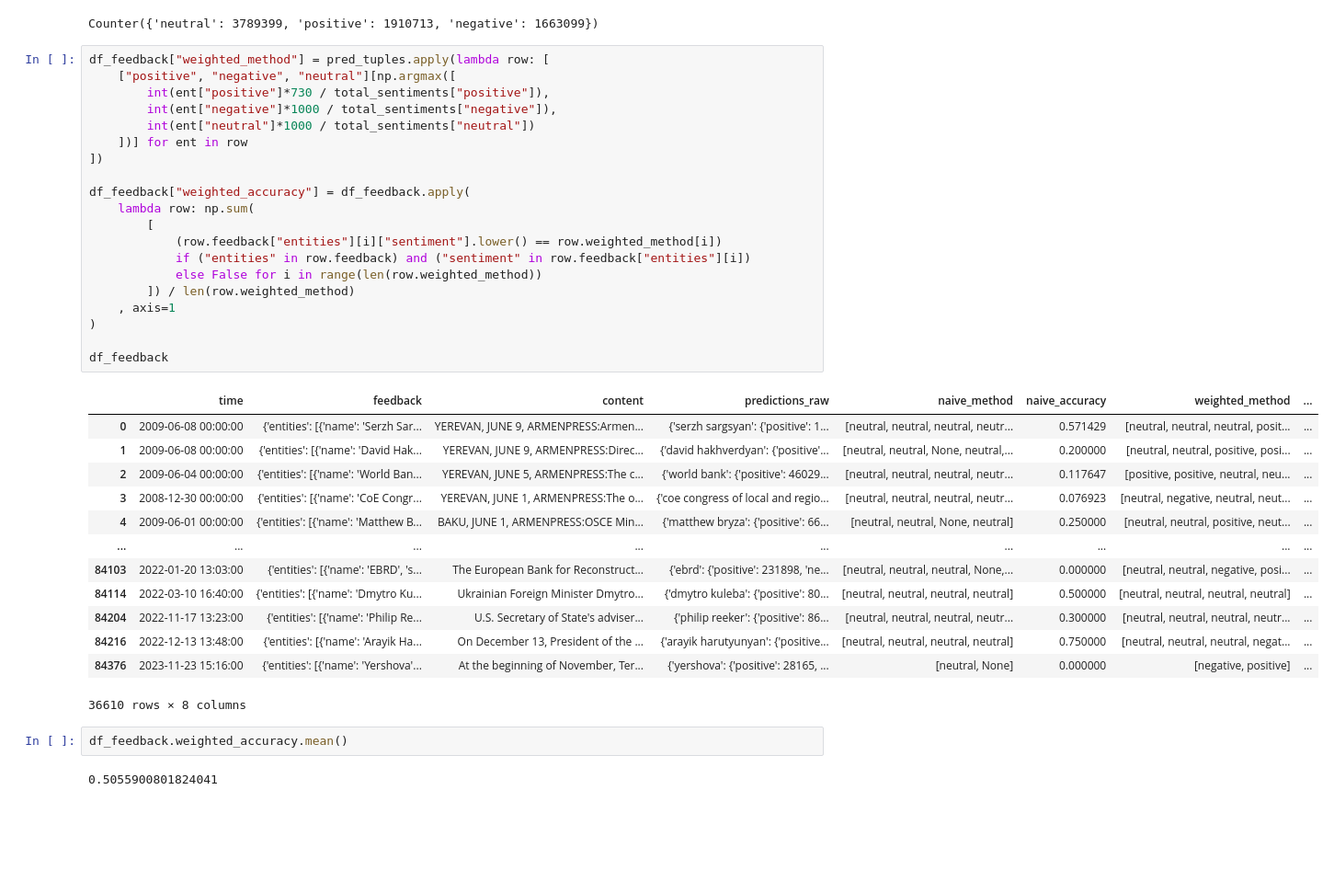
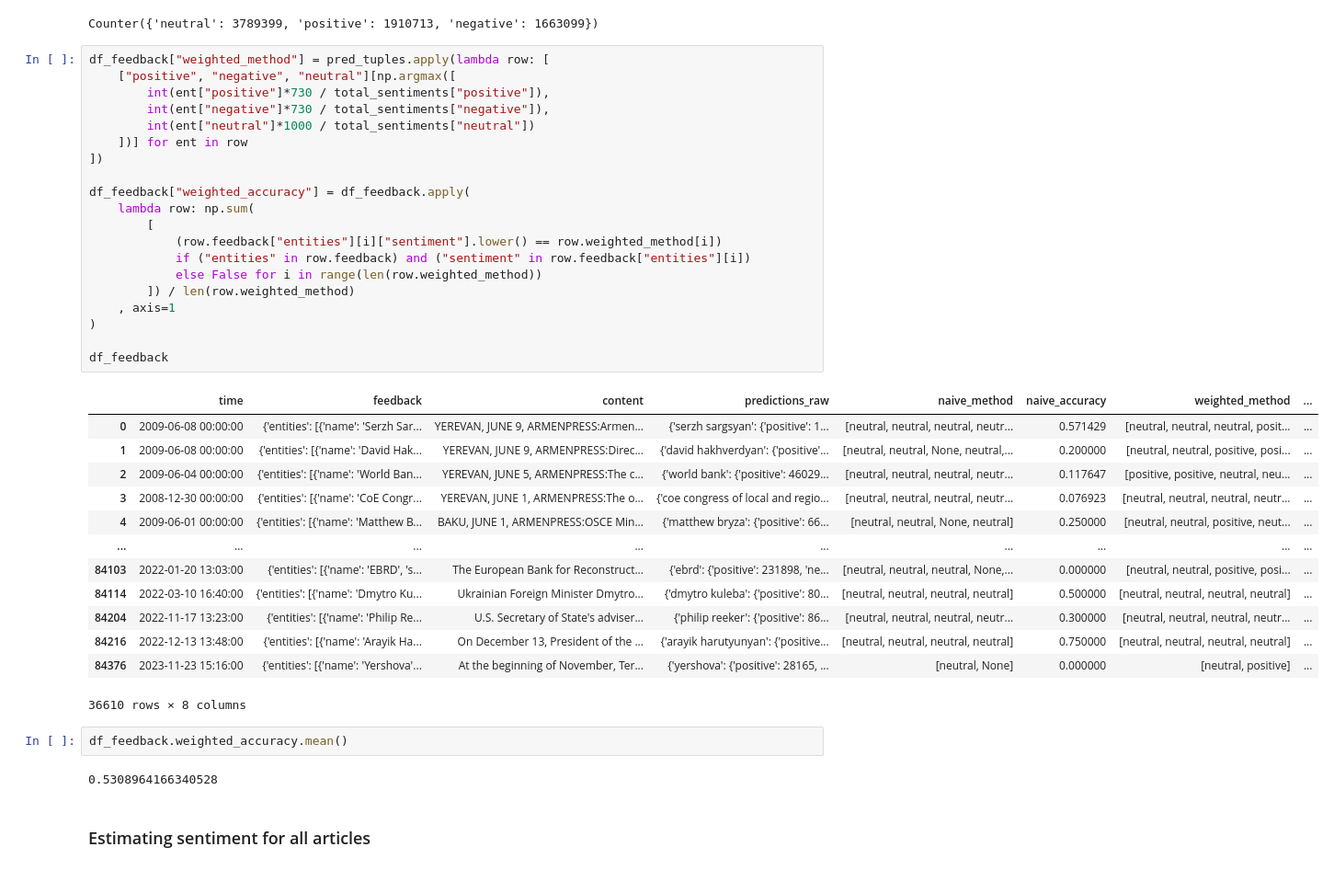
Before and after one commit to MovsisyanM/NewsEntityTracking, a Jupyter notebook: 6_Inference.ipynb, the cells around one changed output. Shown at 92% size. Saved outputs shown, nothing was run; the diff lists cells and outputs as text; blank space fills up the shorter version.

```diff
--- a/6_Inference.ipynb
+++ b/6_Inference.ipynb
@@ -417,38 +413,40 @@ Counter({'neutral': 3789399, 'positive': 1910713, 'negative': 1663099})
 # %%
 df_feedback["weighted_method"] = pred_tuples.apply(lambda row: [
     ["positive", "negative", "neutral"][np.argmax([
         int(ent["positive"]*730 / total_sentiments["positive"]),
-        int(ent["negative"]*1000 / total_sentiments["negative"]),
+        int(ent["negative"]*730 / total_sentiments["negative"]),
         int(ent["neutral"]*1000 / total_sentiments["neutral"])
     ])] for ent in row
 ])
 
 df_feedback["weighted_accuracy"] = df_feedback.apply(
     lambda row: np.sum(
         [
             (row.feedback["entities"][i]["sentiment"].lower() == row.weighted_method[i])
             if ("entities" in row.feedback) and ("sentiment" in row.feedback["entities"][i])
             else False for i in range(len(row.weighted_method))
         ]) / len(row.weighted_method)
     , axis=1
 )
 
 df_feedback
 # %% [output]
 |  | time | feedback | content | predictions_raw | naive_method | naive_accuracy | weighted_method | ... |
 | 0 | 2009-06-08 00:00:00 | {'entities': [{'name': 'Serzh Sar... | YEREVAN, JUNE 9, ARMENPRESS:Armen... | {'serzh sargsyan': {'positive': 1... | [neutral, neutral, neutral, neutr... | 0.571429 | [neutral, neutral, neutral, posit... | ... |
 | 1 | 2009-06-08 00:00:00 | {'entities': [{'name': 'David Hak... | YEREVAN, JUNE 9, ARMENPRESS:Direc... | {'david hakhverdyan': {'positive'... | [neutral, neutral, None, neutral,... | 0.200000 | [neutral, neutral, positive, posi... | ... |
 | 2 | 2009-06-04 00:00:00 | {'entities': [{'name': 'World Ban... | YEREVAN, JUNE 5, ARMENPRESS:The c... | {'world bank': {'positive': 46029... | [neutral, neutral, neutral, neutr... | 0.117647 | [positive, positive, neutral, neu... | ... |
-| 3 | 2008-12-30 00:00:00 | {'entities': [{'name': 'CoE Congr... | YEREVAN, JUNE 1, ARMENPRESS:The o... | {'coe congress of local and regio... | [neutral, neutral, neutral, neutr... | 0.076923 | [neutral, negative, neutral, neut... | ... |
+| 3 | 2008-12-30 00:00:00 | {'entities': [{'name': 'CoE Congr... | YEREVAN, JUNE 1, ARMENPRESS:The o... | {'coe congress of local and regio... | [neutral, neutral, neutral, neutr... | 0.076923 | [neutral, neutral, neutral, neutr... | ... |
 | 4 | 2009-06-01 00:00:00 | {'entities': [{'name': 'Matthew B... | BAKU, JUNE 1, ARMENPRESS:OSCE Min... | {'matthew bryza': {'positive': 66... | [neutral, neutral, None, neutral] | 0.250000 | [neutral, neutral, positive, neut... | ... |
 | ... | ... | ... | ... | ... | ... | ... | ... | ... |
-| 84103 | 2022-01-20 13:03:00 | {'entities': [{'name': 'EBRD', 's... | The European Bank for Reconstruct... | {'ebrd': {'positive': 231898, 'ne... | [neutral, neutral, neutral, None,... | 0.000000 | [neutral, neutral, negative, posi... | ... |
+| 84103 | 2022-01-20 13:03:00 | {'entities': [{'name': 'EBRD', 's... | The European Bank for Reconstruct... | {'ebrd': {'positive': 231898, 'ne... | [neutral, neutral, neutral, None,... | 0.000000 | [neutral, neutral, positive, posi... | ... |
 | 84114 | 2022-03-10 16:40:00 | {'entities': [{'name': 'Dmytro Ku... | Ukrainian Foreign Minister Dmytro... | {'dmytro kuleba': {'positive': 80... | [neutral, neutral, neutral, neutral] | 0.500000 | [neutral, neutral, neutral, neutral] | ... |
 | 84204 | 2022-11-17 13:23:00 | {'entities': [{'name': 'Philip Re... | U.S. Secretary of State's adviser... | {'philip reeker': {'positive': 86... | [neutral, neutral, neutral, neutr... | 0.300000 | [neutral, neutral, neutral, neutr... | ... |
-| 84216 | 2022-12-13 13:48:00 | {'entities': [{'name': 'Arayik Ha... | On December 13, President of the ... | {'arayik harutyunyan': {'positive... | [neutral, neutral, neutral, neutral] | 0.750000 | [neutral, neutral, neutral, negat... | ... |
-| 84376 | 2023-11-23 15:16:00 | {'entities': [{'name': 'Yershova'... | At the beginning of November, Ter... | {'yershova': {'positive': 28165, ... | [neutral, None] | 0.000000 | [negative, positive] | ... |
+| 84216 | 2022-12-13 13:48:00 | {'entities': [{'name': 'Arayik Ha... | On December 13, President of the ... | {'arayik harutyunyan': {'positive... | [neutral, neutral, neutral, neutral] | 0.750000 | [neutral, neutral, neutral, neutral] | ... |
+| 84376 | 2023-11-23 15:16:00 | {'entities': [{'name': 'Yershova'... | At the beginning of November, Ter... | {'yershova': {'positive': 28165, ... | [neutral, None] | 0.000000 | [neutral, positive] | ... |
 36610 rows × 8 columns
 # %%
 df_feedback.weighted_accuracy.mean()
 # %% [output]
-0.5055900801824041
+0.5308964166340528
+# %% [markdown]
+### Estimating sentiment for all articles
```
Also changed, not shown: parts of 7 cells of this notebook, 1 other file.
